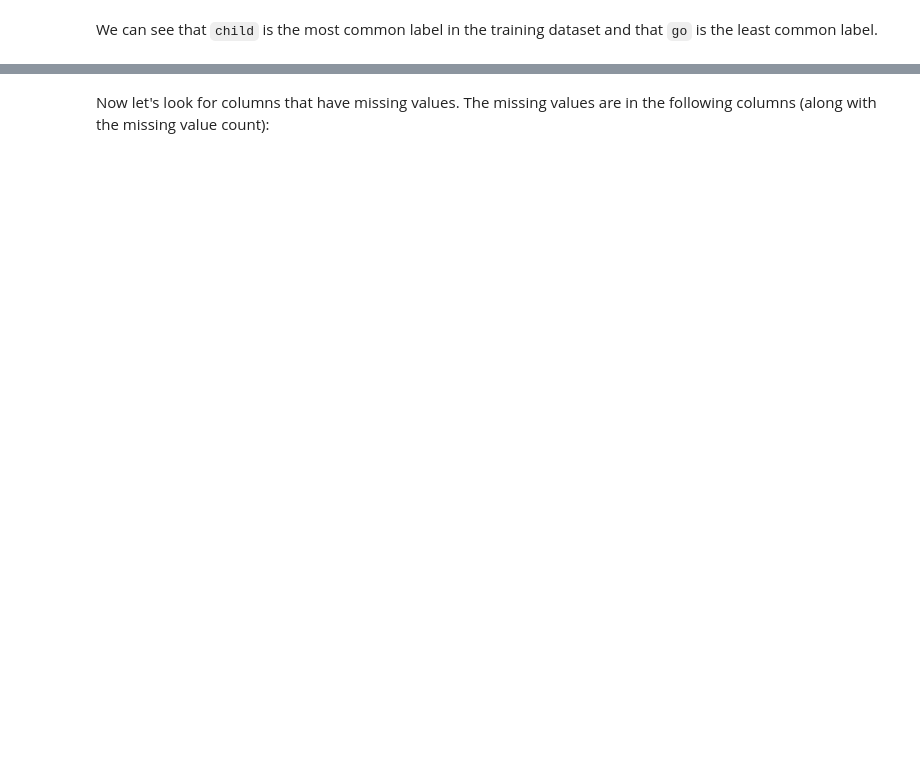
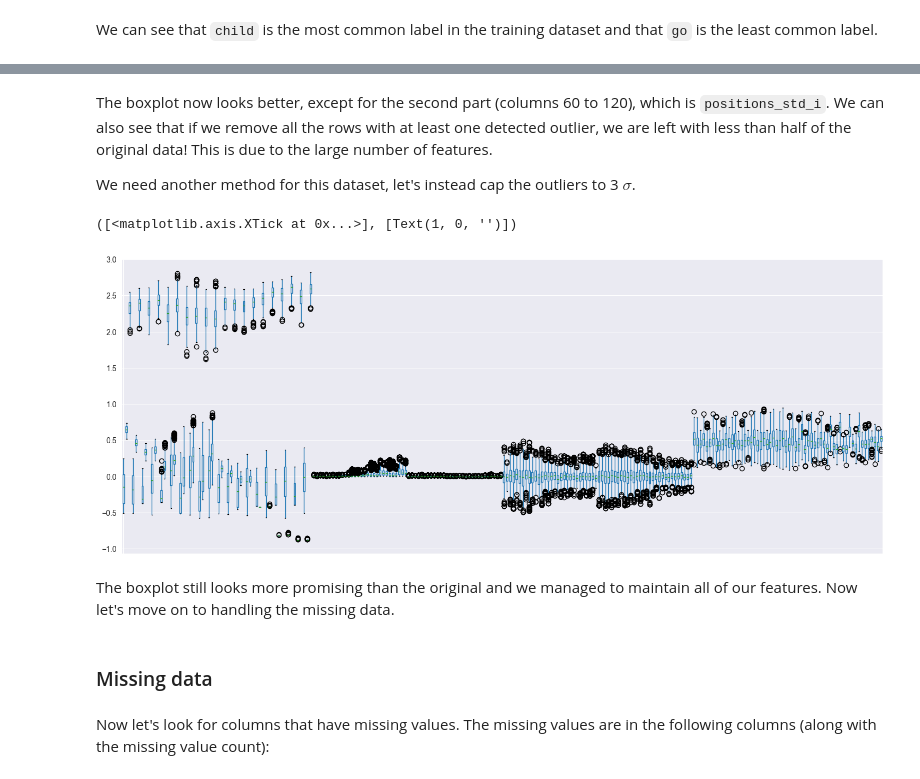
Before and after one commit to viktorparipas92/D7062E-projectgroup-10, a Jupyter notebook: Task3/task3.ipynb, the cells around one changed output, grey strips where cells are left out. Cells and saved outputs as stored; diff of their text form; code cells hidden in the pictures; blank space fills up the shorter version.

Commit message:
Re-work documentation on Task 1 part

```diff
--- a/Task3/task3.ipynb
+++ b/Task3/task3.ipynb
@@ -89,3 +168,33 @@ We can see that `child` is the most common label in the training dataset and tha
+# %% [markdown]
+The boxplot now looks better, except for the second part (columns 60 to 120), which is `positions_std_i`.
+We can also see that if we remove all the rows with at least one detected outlier, we are left with less than half of the original data! This is due to the large number of features.
+
+We need another method for this dataset, let's instead cap the outliers to 3 $\sigma$.
+# %%
+def run_outlier_handling_pipeline(dataframe, std_cap=3):
+    dataframe = dataframe.copy()
+    for column in dataframe.columns:
+        mean = dataframe[column].mean(skipna=True)
+        std = dataframe[column].std(skipna=True)
+
+        dataframe[column] = np.clip(
+            dataframe[column],
+            -(mean + std_cap * std),
+            mean + std_cap * std,
+        )
+
+    return dataframe
+# %%
+outlier_handled_data = run_outlier_handling_pipeline(training_features)
+outlier_handled_data.boxplot(figsize=(18, 7))
+plt.xticks([1], [""])
+# %% [output]
+([<matplotlib.axis.XTick at 0x...>], [Text(1, 0, '')])
+[figure, added]
+# %% [markdown]
+The boxplot still looks more promising than the original and we managed to maintain all of our features. Now let's move on to handling the missing data.
+# %% [markdown]
+### Missing data
 # %% [markdown]
 Now let's look for columns that have missing values. The missing values are in the following columns (along with the missing value count):
 # %%
```
Also changed, not shown: parts of 71 cells of this notebook, 3 other files.
